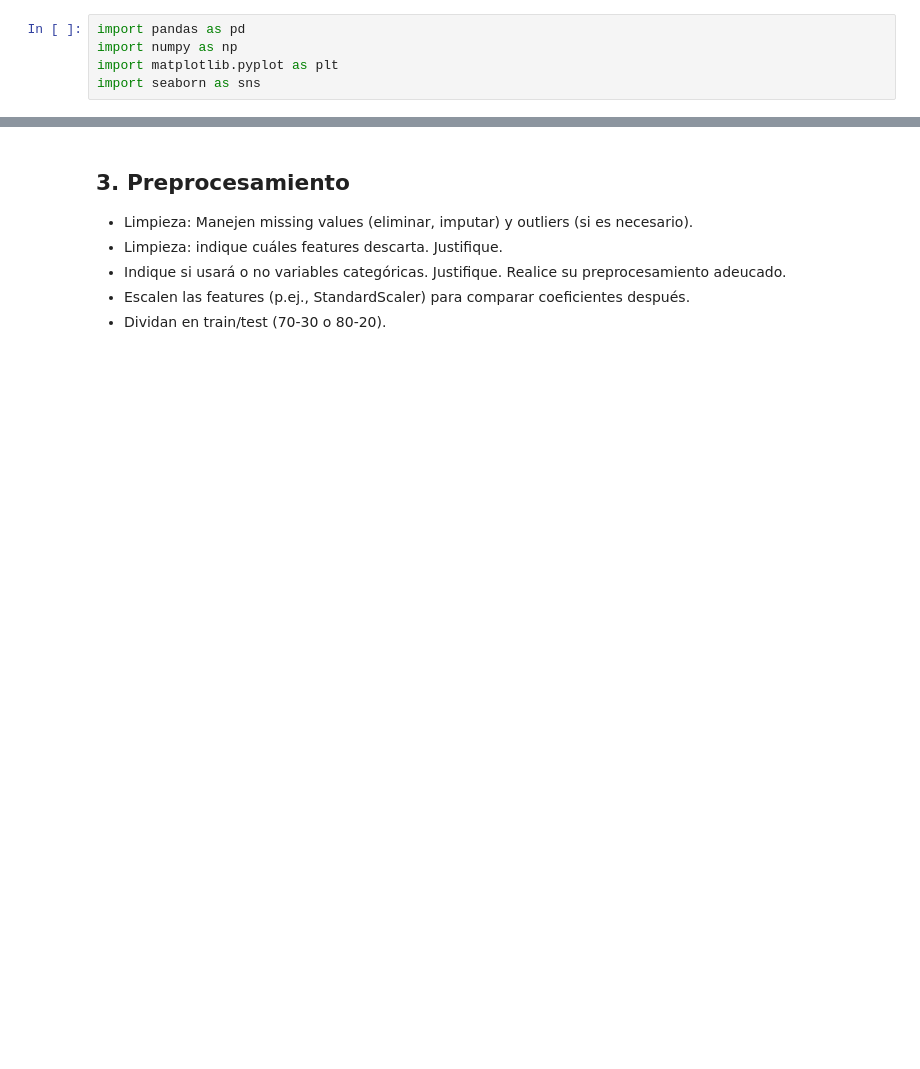
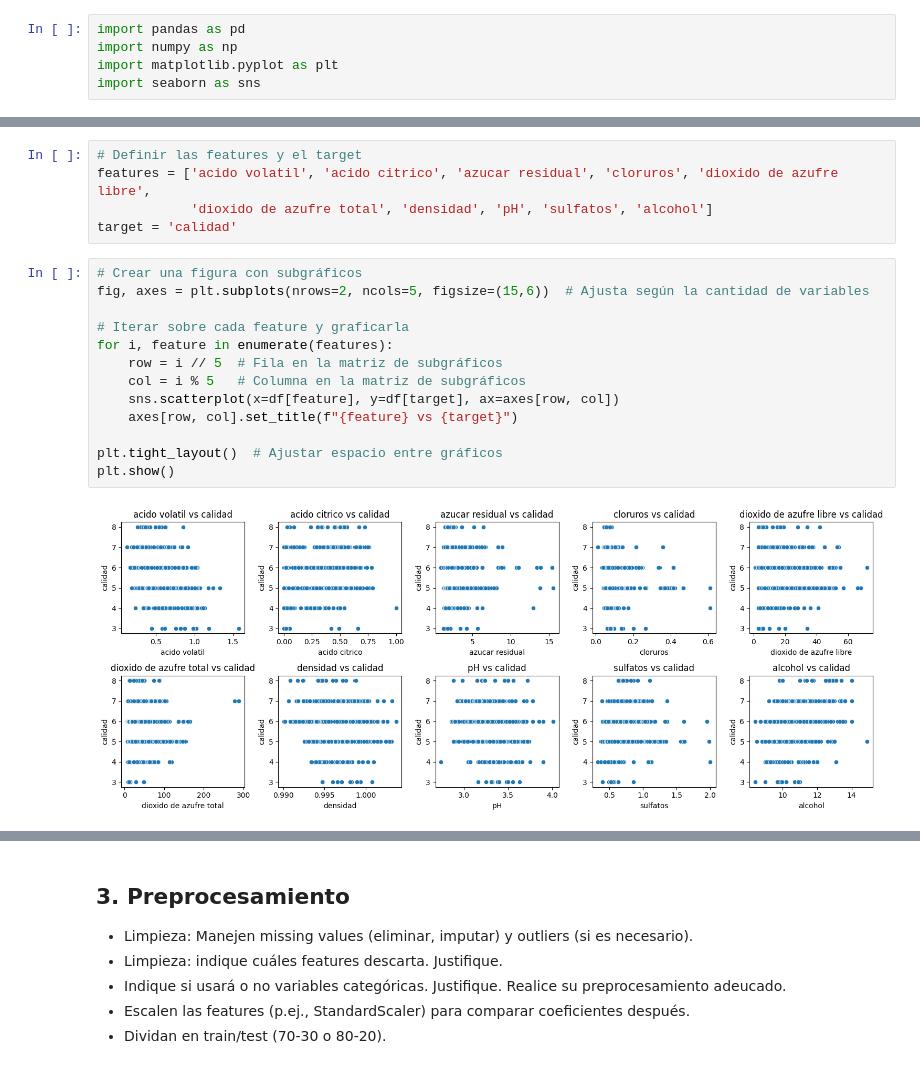
Before and after one commit to Bustagar/APRENDIZAJE-AUTOMATICO-1, a Jupyter notebook: TP1_AA1_regresion_lineal_(Resuelto).ipynb, the cells around one changed output, grey strips where cells are left out. Drawn from its saved outputs; the diff is of its cells as text; blank space fills up the shorter version.

```diff
--- a/TP1_AA1_regresion_lineal_(Resuelto).ipynb
+++ b/TP1_AA1_regresion_lineal_(Resuelto).ipynb
@@ -68,0 +139,20 @@ import seaborn as sns
+# %%
+# Definir las features y el target
+features = ['acido volatil', 'acido citrico', 'azucar residual', 'cloruros', 'dioxido de azufre libre',
+            'dioxido de azufre total', 'densidad', 'pH', 'sulfatos', 'alcohol']
+target = 'calidad'
+# %%
+# Crear una figura con subgráficos
+fig, axes = plt.subplots(nrows=2, ncols=5, figsize=(15,6))  # Ajusta según la cantidad de variables
+
+# Iterar sobre cada feature y graficarla
+for i, feature in enumerate(features):
+    row = i // 5  # Fila en la matriz de subgráficos
+    col = i % 5   # Columna en la matriz de subgráficos
+    sns.scatterplot(x=df[feature], y=df[target], ax=axes[row, col])
+    axes[row, col].set_title(f"{feature} vs {target}")
+
+plt.tight_layout()  # Ajustar espacio entre gráficos
+plt.show()
+# %% [output]
+[figure, added]
```
Also changed, not shown: parts of 28 cells of this notebook.
